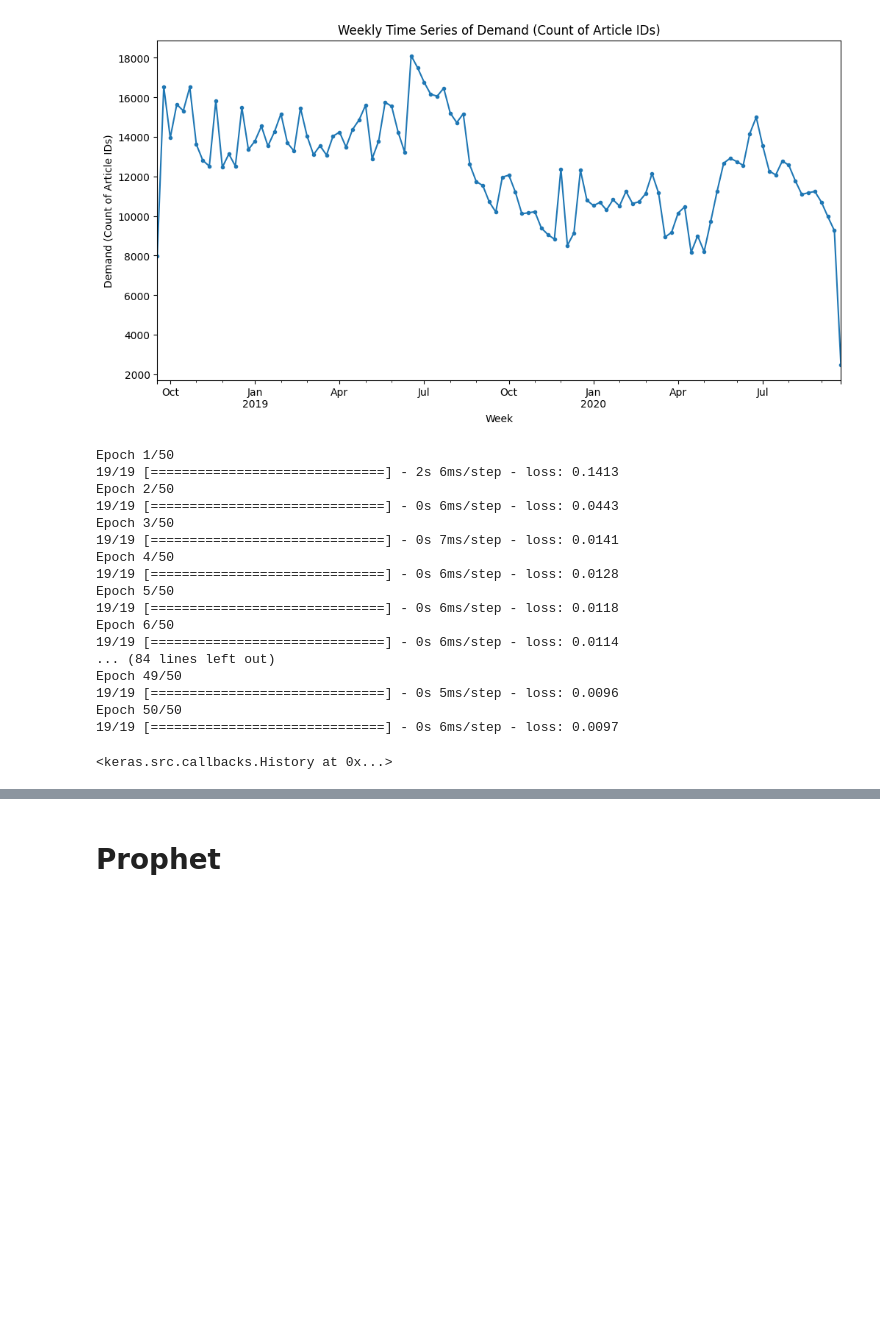
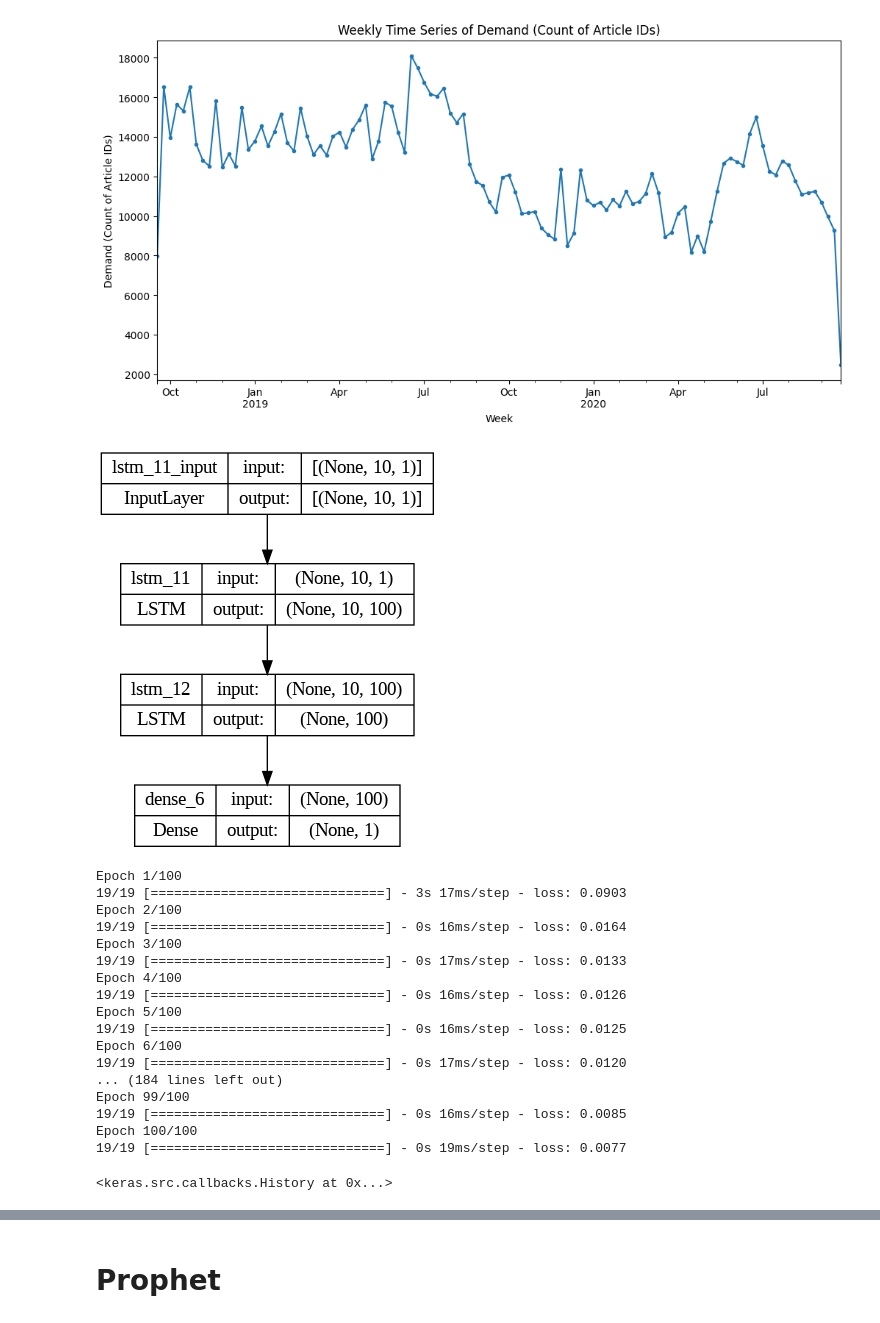
Before and after one commit to jblackM1/AAI_590-Capstone-Project, a Jupyter notebook: AAI_590_Capstone.ipynb, the cells around one changed output, grey strips where cells are left out. Drawn from its saved outputs; the diff is of its cells as text; code cells hidden in the pictures; blank space fills up the shorter version.

```diff
--- a/AAI_590_Capstone.ipynb
+++ b/AAI_590_Capstone.ipynb
@@ -749,26 +754,35 @@ model.add(LSTM(units=50, activation='relu', input_shape=(n_steps, 1)))
 model.add(Dense(units=1))
 model.compile(optimizer='adam', loss='mse')
+# %%
+from tensorflow.keras.models import Sequential
+from tensorflow.keras.layers import Dense
+from tensorflow.keras.utils import plot_model
+
+# Plot the model architecture
+plot_model(model, to_file='model_plot.png', show_shapes=True, show_layer_names=True)
+# %% [output]
+[figure, added]
 # %%
 # Fit the LSTM model on the training set
-model.fit(X_train, y_train, epochs=50, batch_size=32)
+model.fit(X_train, y_train, epochs=100, batch_size=32)
 # %% [output]
-Epoch 1/50
-19/19 [==============================] - 2s 6ms/step - loss: 0.1413
-Epoch 2/50
-19/19 [==============================] - 0s 6ms/step - loss: 0.0443
-Epoch 3/50
-19/19 [==============================] - 0s 7ms/step - loss: 0.0141
-Epoch 4/50
-19/19 [==============================] - 0s 6ms/step - loss: 0.0128
-Epoch 5/50
-19/19 [==============================] - 0s 6ms/step - loss: 0.0118
-Epoch 6/50
-19/19 [==============================] - 0s 6ms/step - loss: 0.0114
-... (84 lines left out)
-Epoch 49/50
-19/19 [==============================] - 0s 5ms/step - loss: 0.0096
-Epoch 50/50
-19/19 [==============================] - 0s 6ms/step - loss: 0.0097
+Epoch 1/100
+19/19 [==============================] - 3s 17ms/step - loss: 0.0903
+Epoch 2/100
+19/19 [==============================] - 0s 16ms/step - loss: 0.0164
+Epoch 3/100
+19/19 [==============================] - 0s 17ms/step - loss: 0.0133
+Epoch 4/100
+19/19 [==============================] - 0s 16ms/step - loss: 0.0126
+Epoch 5/100
+19/19 [==============================] - 0s 16ms/step - loss: 0.0125
+Epoch 6/100
+19/19 [==============================] - 0s 17ms/step - loss: 0.0120
+... (184 lines left out)
+Epoch 99/100
+19/19 [==============================] - 0s 16ms/step - loss: 0.0085
+Epoch 100/100
+19/19 [==============================] - 0s 19ms/step - loss: 0.0077
 <keras.src.callbacks.History at 0x...>
 # %%
 # Make predictions on the test set
```
Also changed, not shown: parts of 39 cells of this notebook.
